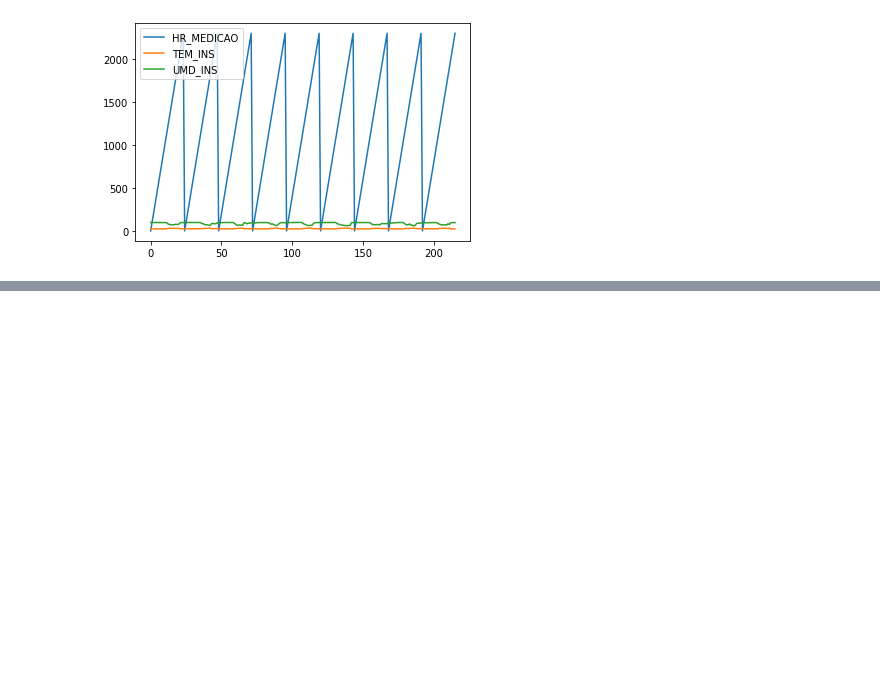
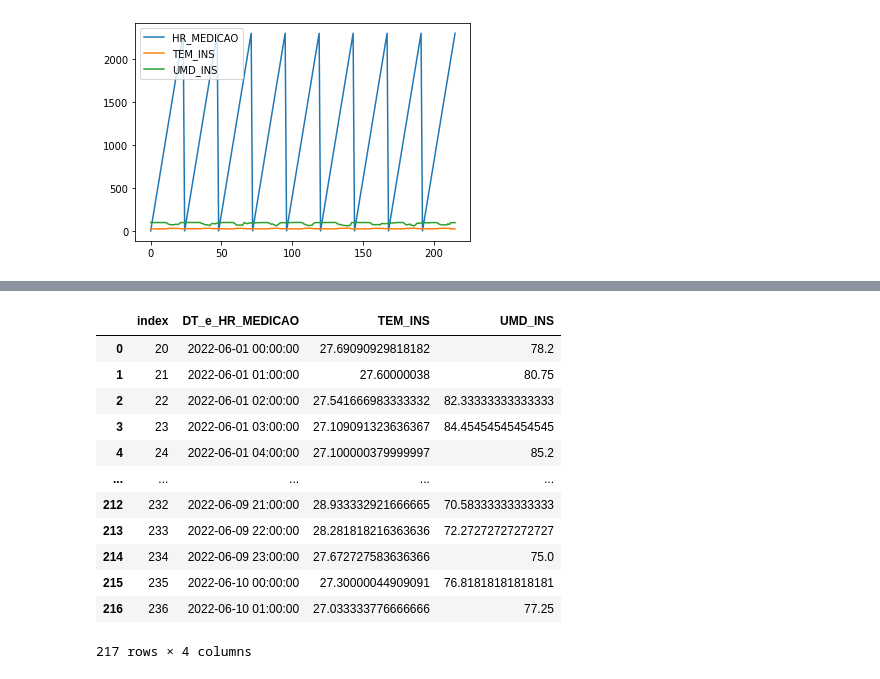
Before and after one commit to garoa-startup/analis_dos_dados, a Jupyter notebook: Recuperando_dados_TB.ipynb, the cells around one changed output, grey strips where cells are left out. Cells and saved outputs as stored; diff of their text form; code cells hidden in the pictures; blank space fills up the shorter version.

```diff
--- a/Recuperando_dados_TB.ipynb
+++ b/Recuperando_dados_TB.ipynb
@@ -179,0 +257,16 @@ dados_inmet.plot()
+# %%
+dadao_Garoa
+# %% [output]
+|  | index | DT_e_HR_MEDICAO | TEM_INS | UMD_INS |
+| 0 | 20 | 2022-06-01 00:00:00 | 27.69090929818182 | 78.2 |
+| 1 | 21 | 2022-06-01 01:00:00 | 27.60000038 | 80.75 |
+| 2 | 22 | 2022-06-01 02:00:00 | 27.541666983333332 | 82.33333333333333 |
+| 3 | 23 | 2022-06-01 03:00:00 | 27.109091323636367 | 84.45454545454545 |
+| 4 | 24 | 2022-06-01 04:00:00 | 27.100000379999997 | 85.2 |
+| ... | ... | ... | ... | ... |
+| 212 | 232 | 2022-06-09 21:00:00 | 28.933332921666665 | 70.58333333333333 |
+| 213 | 233 | 2022-06-09 22:00:00 | 28.281818216363636 | 72.27272727272727 |
+| 214 | 234 | 2022-06-09 23:00:00 | 27.672727583636366 | 75.0 |
+| 215 | 235 | 2022-06-10 00:00:00 | 27.30000044909091 | 76.81818181818181 |
+| 216 | 236 | 2022-06-10 01:00:00 | 27.033333776666666 | 77.25 |
+217 rows × 4 columns
```
Also changed, not shown: parts of 14 cells of this notebook, 4 other files.
